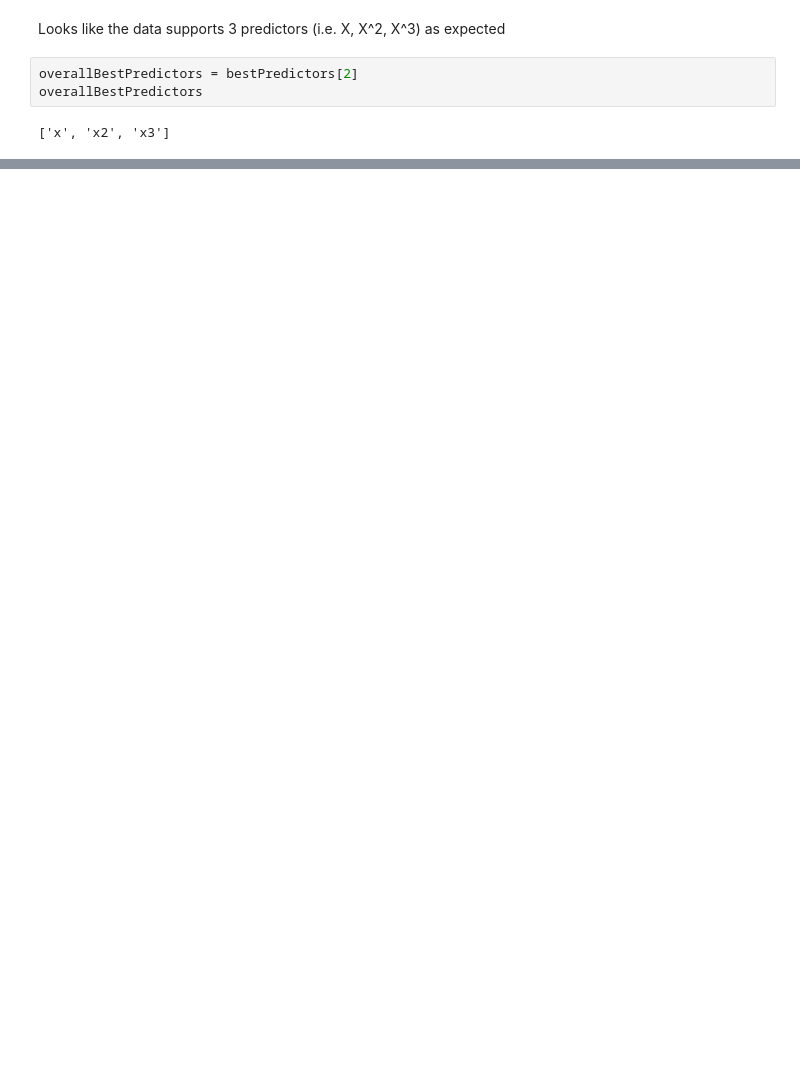
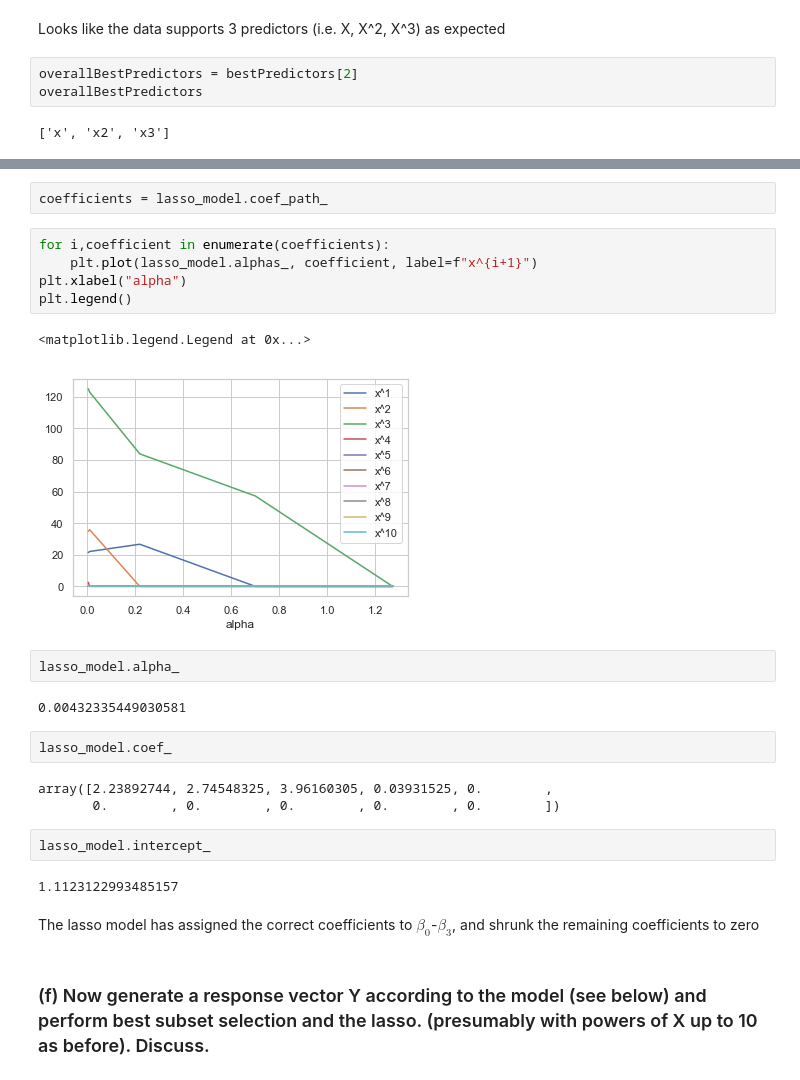
Before and after one commit to wllgrnt/islr-python-examples, a Jupyter notebook: Chapter6/question8.ipynb, the cells around one changed output, grey strips where cells are left out. Cells and saved outputs as stored; diff of their text form; blank space fills up the shorter version.

```diff
--- a/Chapter6/question8.ipynb
+++ b/Chapter6/question8.ipynb
@@ -146,0 +300,27 @@ actual coefficients: 1, 2, 3, 4
+# %%
+coefficients = lasso_model.coef_path_
+# %%
+for i,coefficient in enumerate(coefficients):
+    plt.plot(lasso_model.alphas_, coefficient, label=f"x^{i+1}")
+plt.xlabel("alpha")
+plt.legend()
+# %% [output]
+<matplotlib.legend.Legend at 0x...>
+[figure, added]
+# %%
+lasso_model.alpha_
+# %% [output]
+0.00432335449030581
+# %%
+lasso_model.coef_
+# %% [output]
+array([2.23892744, 2.74548325, 3.96160305, 0.03931525, 0.        ,
+       0.        , 0.        , 0.        , 0.        , 0.        ])
+# %%
+lasso_model.intercept_
+# %% [output]
+1.1123122993485157
+# %% [markdown]
+The lasso model has assigned the correct coefficients to $\beta_0$-$\beta_3$, and shrunk the remaining coefficients to zero
+# %% [markdown]
+### (f) Now generate a response vector Y according to the model (see below) and perform best subset selection and the lasso. (presumably with powers of X up to 10 as before). Discuss.
```
Also changed, not shown: parts of 39 cells of this notebook.
